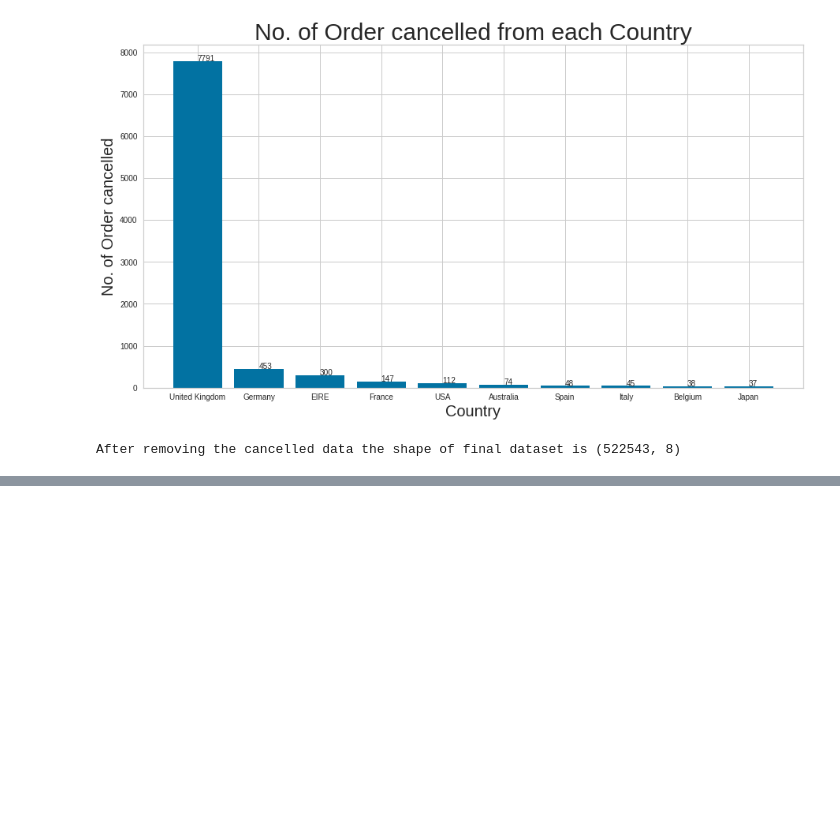
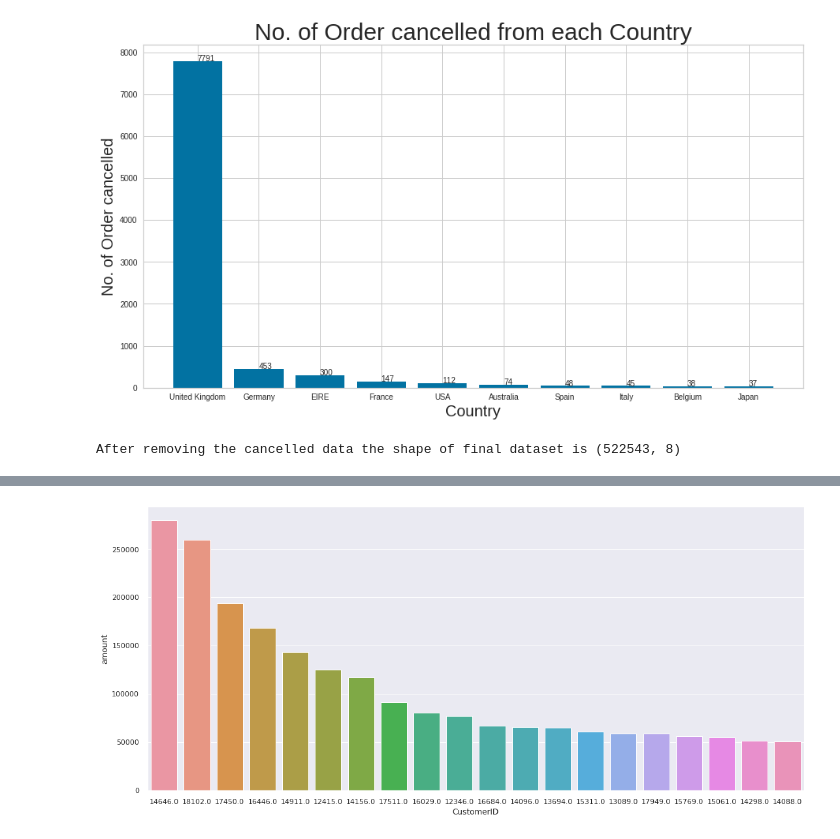
Before and after one commit to AnkitPatel745/Online-Retail-Customer-Segmentation, a Jupyter notebook: Online_Retail_Customer_Segmentation.ipynb, the cells around one changed output, grey strips where cells are left out. Cells and saved outputs as stored; diff of their text form; code cells hidden in the pictures; blank space fills up the shorter version.

```diff
--- a/Online_Retail_Customer_Segmentation.ipynb
+++ b/Online_Retail_Customer_Segmentation.ipynb
@@ -410,0 +489,2 @@ After removing the cancelled data the shape of final dataset is (522543, 8)
+# %%
+cs_df = df.copy()
@@ -410,0 +500,4 @@ After removing the cancelled data the shape of final dataset is (522543, 8)
+# %%
+#fig = plt.figure(figsize=(25, 7))
+PercentSales = cs_df.groupby(["CustomerID"]).amount.sum().sort_values(ascending = False).iloc[:20].reset_index()
+PercentSales.head(10)
@@ -410,0 +516,6 @@ After removing the cancelled data the shape of final dataset is (522543, 8)
+# %%
+sns.set(rc={'figure.figsize':(18,8)})
+sns.barplot(x="CustomerID", y="amount", data=PercentSales, order=PercentSales['CustomerID'])
+plt.show()
+# %% [output]
+[figure, added]
```
Also changed, not shown: parts of 14 cells of this notebook.
